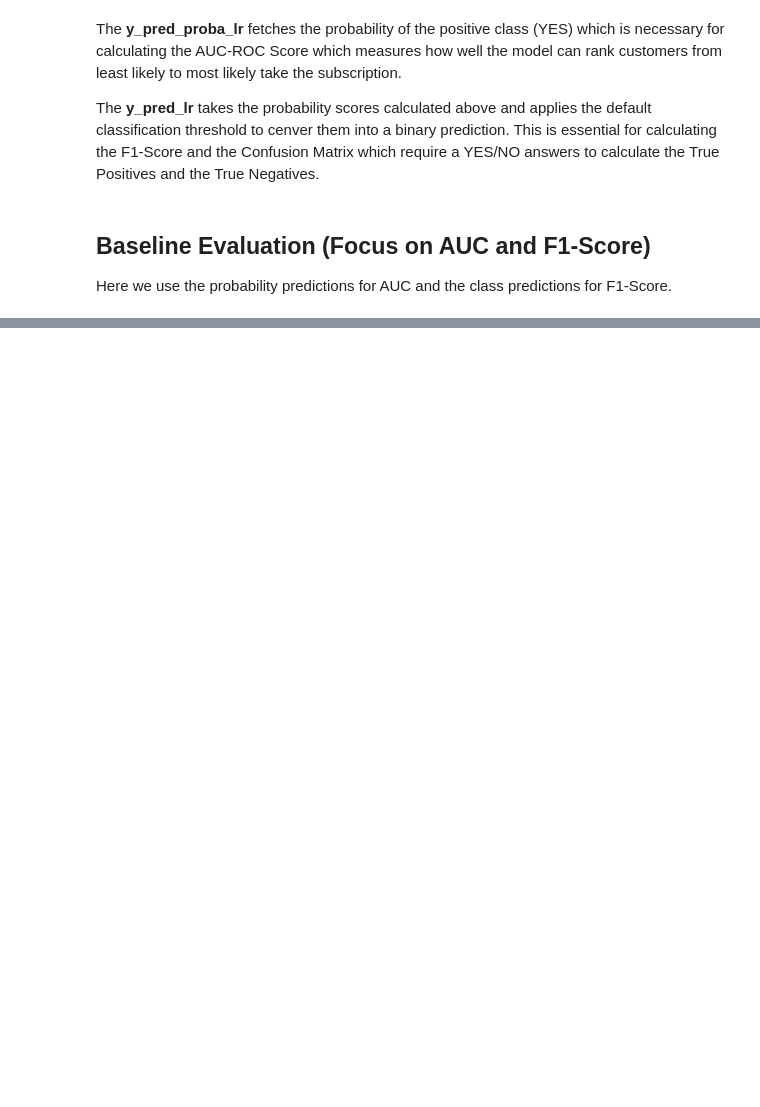
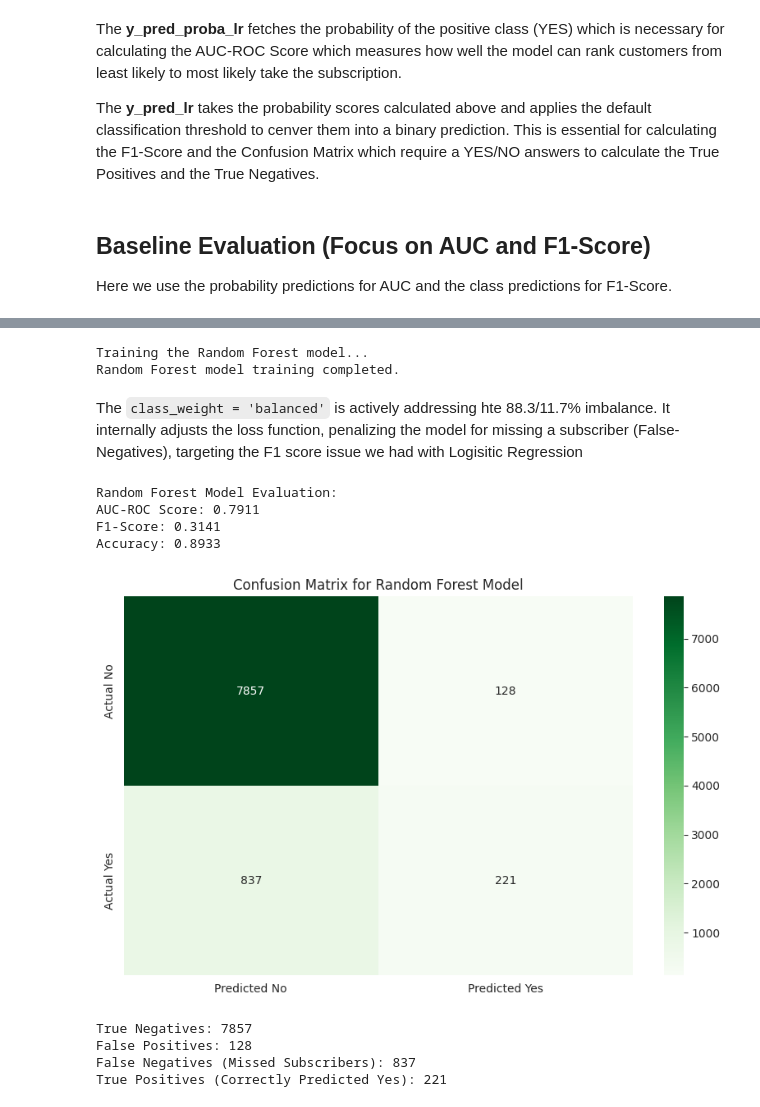
Before and after one commit to nazmilash/Bank-Marketing, a Jupyter notebook: Assignment_Pipeline.ipynb, the cells around one changed output, grey strips where cells are left out. Drawn from its saved outputs; the diff is of its cells as text; code cells hidden in the pictures; blank space fills up the shorter version.

Commit message:
Random Forest complete

```diff
--- a/Assignment_Pipeline.ipynb
+++ b/Assignment_Pipeline.ipynb
@@ -397,0 +444,67 @@ True Positives: 188
+# %%
+# Advanced Models: Random Forest Classifier
+# libraries are already imported
+
+# Define the Random Forest pipeline
+# Keeping the preprocessing same as before, we just change the model
+
+rf_pipeline = Pipeline(steps = [
+    ('preprocessor', preprocessor),
+    ('classifier', RandomForestClassifier(
+        random_state = 42,
+        n_estimators = 100,
+        class_weight = 'balanced' # Handle class imbalance and tells the model to weight the rare 'yes' class more heavily
+        ))
+])
+
+# Train the Random Forest model
+print("Training the Random Forest model...")
+rf_pipeline.fit(X_train, y_train)
+print("Random Forest model training completed.")
+
+# Generate predictions
+y_pred_proba_rf = rf_pipeline.predict_proba(X_test)[:, 1] # Probability of the positive class (1)
+y_pred_rf = rf_pipeline.predict(X_test) # Class predictions
+# %% [output]
+Training the Random Forest model...
+Random Forest model training completed.
+# %% [markdown]
+The `class_weight = 'balanced'` is actively addressing hte 88.3/11.7% imbalance. It internally adjusts the loss function, penalizing the model for missing a subscriber (False-Negatives), targeting the F1 score issue we had with Logisitic Regression
+# %%
+# Random Forest Model Evaluation
+
+# Calculate Key Metrics
+rf_auc = roc_auc_score(y_test, y_pred_proba_rf)
+rf_f1 = f1_score(y_test, y_pred_rf)
+rf_accuracry = accuracy_score(y_test, y_pred_rf)
+
+# Display the quick results
+print(f"Random Forest Model Evaluation:")
+print(f"AUC-ROC Score: {rf_auc:.4f}")
+print(f"F1-Score: {rf_f1:.4f}")
+print(f"Accuracy: {rf_accuracry:.4f}")
+
+# Confusion Matrix
+cm_rf = confusion_matrix(y_test, y_pred_rf)
+sns.heatmap(cm_rf, annot=True, fmt='d', cmap='Greens',
+            xticklabels = ['Predicted No', 'Predicted Yes'],
+            yticklabels = ['Actual No', 'Actual Yes'])
+plt.title('Confusion Matrix for Random Forest Model')
+plt.show()
+
+# Visual Interpretation
+tn, fp, fn, tp = cm_rf.ravel()
+print(f"True Negatives: {tn}")
+print(f"False Positives: {fp}")
+print(f"False Negatives (Missed Subscribers): {fn}")
+print(f"True Positives (Correctly Predicted Yes): {tp}")
+# %% [output]
+Random Forest Model Evaluation:
+AUC-ROC Score: 0.7911
+F1-Score: 0.3141
+Accuracy: 0.8933
+[figure, added]
+True Negatives: 7857
+False Positives: 128
+False Negatives (Missed Subscribers): 837
+True Positives (Correctly Predicted Yes): 221
```
Also changed, not shown: parts of 10 cells of this notebook.
